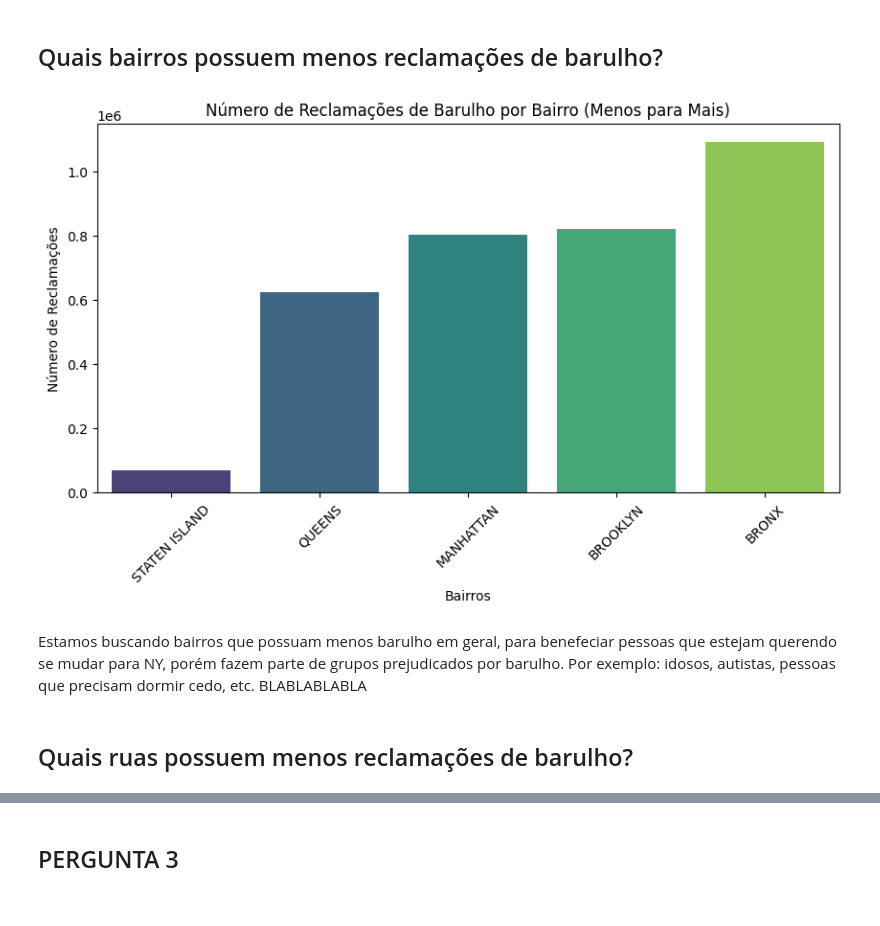
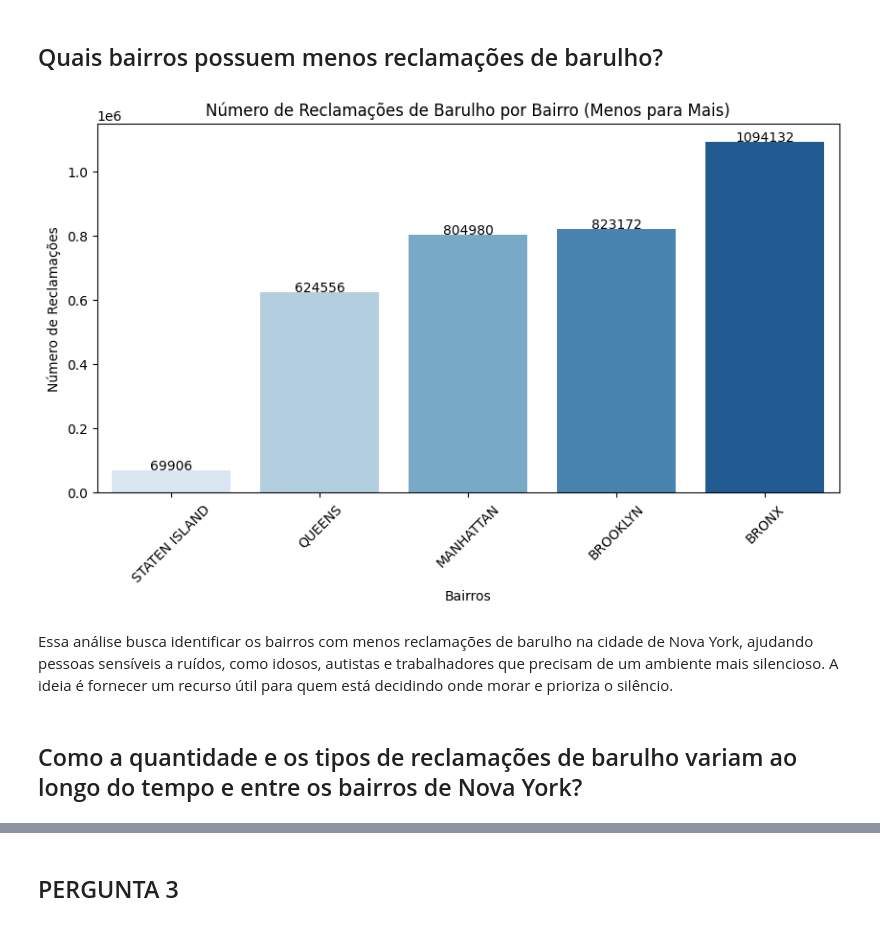
Before and after one commit to MatheusConrado1/Data-Mining-visualization, a Jupyter notebook: main.ipynb, the cells around one changed output, grey strips where cells are left out. Saved outputs shown, nothing was run; the diff lists cells and outputs as text; code cells hidden in the pictures.

```diff
--- a/main.ipynb
+++ b/main.ipynb
@@ -26,28 +26,29 @@ df
 # %%
 import matplotlib.pyplot as plt
 import seaborn as sns
 import warnings
 
 warnings.simplefilter("ignore", FutureWarning)
 
 # Contar o número de reclamações por bairro
 complaints_per_borough = df['Borough'].value_counts().sort_values()
 
 # Criar o gráfico
 plt.figure(figsize=(10, 5))
-sns.barplot(x=complaints_per_borough.index, y=complaints_per_borough.values, palette="viridis")
+ax = sns.barplot(x=complaints_per_borough.index, y=complaints_per_borough.values, palette="Blues")
 
-# Configurações do gráfico
+# Adicionando rótulos em cada barra
+for i, v in enumerate(complaints_per_borough.values):
+    ax.text(i, v + 100, str(v), ha='center', fontsize=10)
+
 plt.xlabel("Bairros")
 plt.ylabel("Número de Reclamações")
 plt.title("Número de Reclamações de Barulho por Bairro (Menos para Mais)")
-plt.xticks(rotation=45)  # Rotaciona os nomes dos bairros para melhor leitura
-
-# Exibir o gráfico
+plt.xticks(rotation=45)
 plt.show()
 # %% [output]
-[figure, old version]
+[figure, new version]
-# %% [markdown]
-Estamos buscando bairros que possuam menos barulho em geral, para benefeciar pessoas que estejam querendo se mudar para NY, porém fazem parte de grupos prejudicados por barulho. Por exemplo: idosos, autistas, pessoas que precisam dormir cedo, etc. BLABLABLABLA
-# %% [markdown]
-## Quais ruas possuem menos reclamações de barulho?
+# %% [markdown]
+Essa análise busca identificar os bairros com menos reclamações de barulho na cidade de Nova York, ajudando pessoas sensíveis a ruídos, como idosos, autistas e trabalhadores que precisam de um ambiente mais silencioso. A ideia é fornecer um recurso útil para quem está decidindo onde morar e prioriza o silêncio.
+# %% [markdown]
+## Como a quantidade e os tipos de reclamações de barulho variam ao longo do tempo e entre os bairros de Nova York?
```
Also changed, not shown: parts of 3 cells of this notebook.
